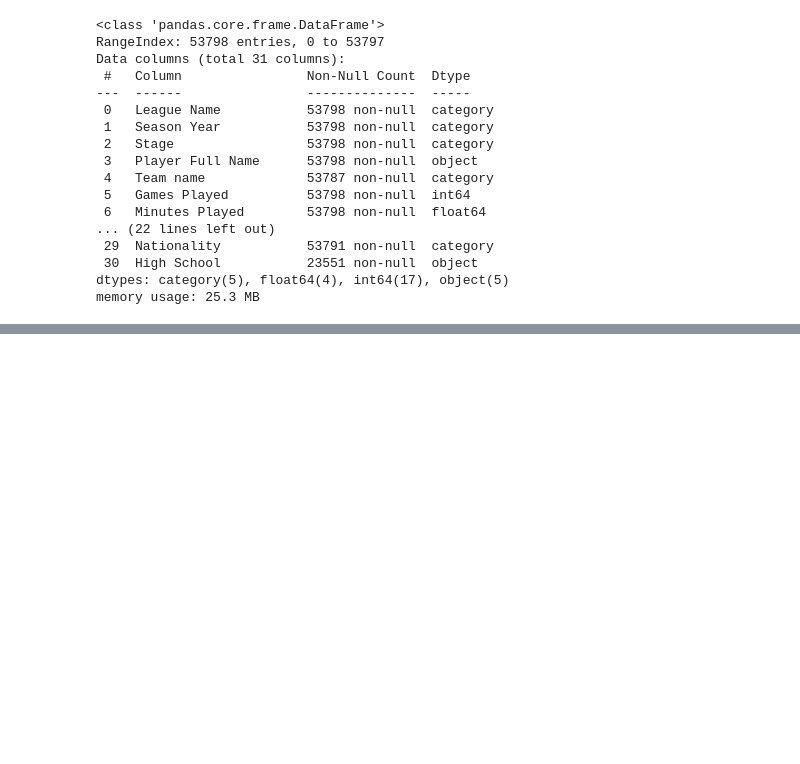
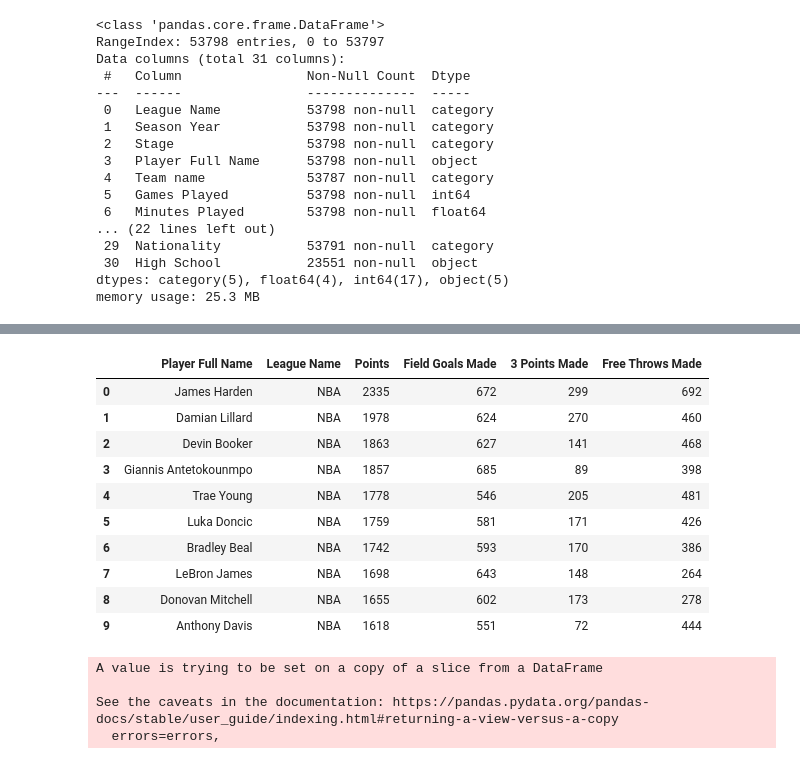
Before and after one commit to MazonSzymon/BasketBall, a Jupyter notebook: BasketBall.ipynb, the cells around one changed output, grey strips where cells are left out. Drawn from its saved outputs; the diff is of its cells as text; code cells hidden in the pictures; blank space fills up the shorter version.

```diff
--- a/BasketBall.ipynb
+++ b/BasketBall.ipynb
@@ -42,7 +42,7 @@ df = orginal_data.copy()
 df.columns = ['League Name','Season Year','Stage',
                         'Player Full Name','Team name', 'Games Played',
                         'Minutes Played', 'Field Goals Made', 'Field Goals Attempts',
-                        '3 Points Made', '3 Points Attemps', 'Free Throws Made',
+                        '3 Points Made', '3 Points Attempts', 'Free Throws Made',
                         'Free Throws Attempts','Turnovers','Personal Fouls',
                         'Offensive Rebounds','Defensive Rebounds','Rebounds',
                         'Assists','Steals','Blocks',
@@ -123,3 +123,17 @@ df.head()
 | 2 | NBA | 2019 - 2020 | Regular_Season | Devin Booker | PHX | 70 | 2511.8 | ... |
 | 3 | NBA | 2019 - 2020 | Regular_Season | Giannis Antetokounmpo | MIL | 63 | 1916.9 | ... |
 | 4 | NBA | 2019 - 2020 | Regular_Season | Trae Young | ATL | 60 | 2120.1 | ... |
+# %%
+df[(df['Season Year']== '2019 - 2020') & (df['League Name']  == 'NBA') ].sort_values(by = 'Points', ascending = False)[['Player Full Name','League Name', 'Points','Field Goals Made', '3 Points Made','Free Throws Made']].head(10)
+# %% [output]
+|  | Player Full Name | League Name | Points | Field Goals Made | 3 Points Made | Free Throws Made |
+| 0 | James Harden | NBA | 2335 | 672 | 299 | 692 |
+| 1 | Damian Lillard | NBA | 1978 | 624 | 270 | 460 |
+| 2 | Devin Booker | NBA | 1863 | 627 | 141 | 468 |
+| 3 | Giannis Antetokounmpo | NBA | 1857 | 685 | 89 | 398 |
+| 4 | Trae Young | NBA | 1778 | 546 | 205 | 481 |
+| 5 | Luka Doncic | NBA | 1759 | 581 | 171 | 426 |
+| 6 | Bradley Beal | NBA | 1742 | 593 | 170 | 386 |
+| 7 | LeBron James | NBA | 1698 | 643 | 148 | 264 |
+| 8 | Donovan Mitchell | NBA | 1655 | 602 | 173 | 278 |
+| 9 | Anthony Davis | NBA | 1618 | 551 | 72 | 444 |
@@ -125,0 +144,8 @@ df.head()
+# %%
+NBA = df[df['League Name'] == 'NBA']
+NBA.drop(columns='League Name', inplace = True)
+# %% [output]
+A value is trying to be set on a copy of a slice from a DataFrame
+
+See the caveats in the documentation: https://pandas.pydata.org/pandas-docs/stable/user_guide/indexing.html#returning-a-view-versus-a-copy
+  errors=errors,
```
Also changed, not shown: parts of 2 cells of this notebook.
